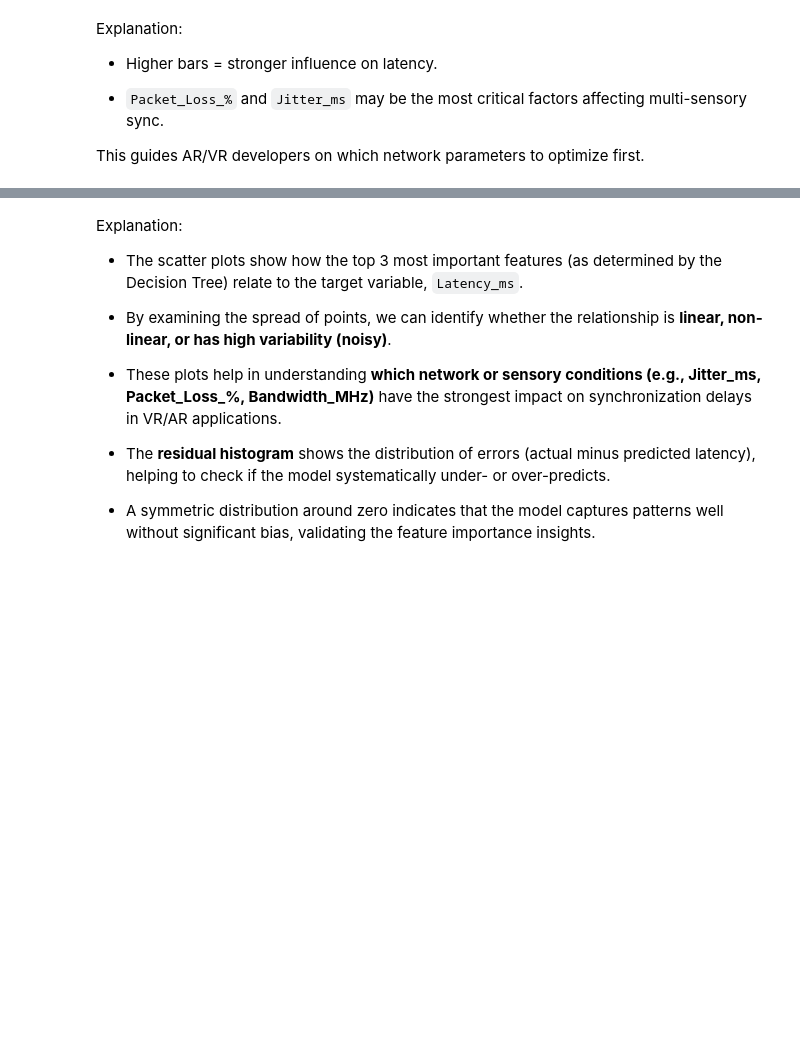
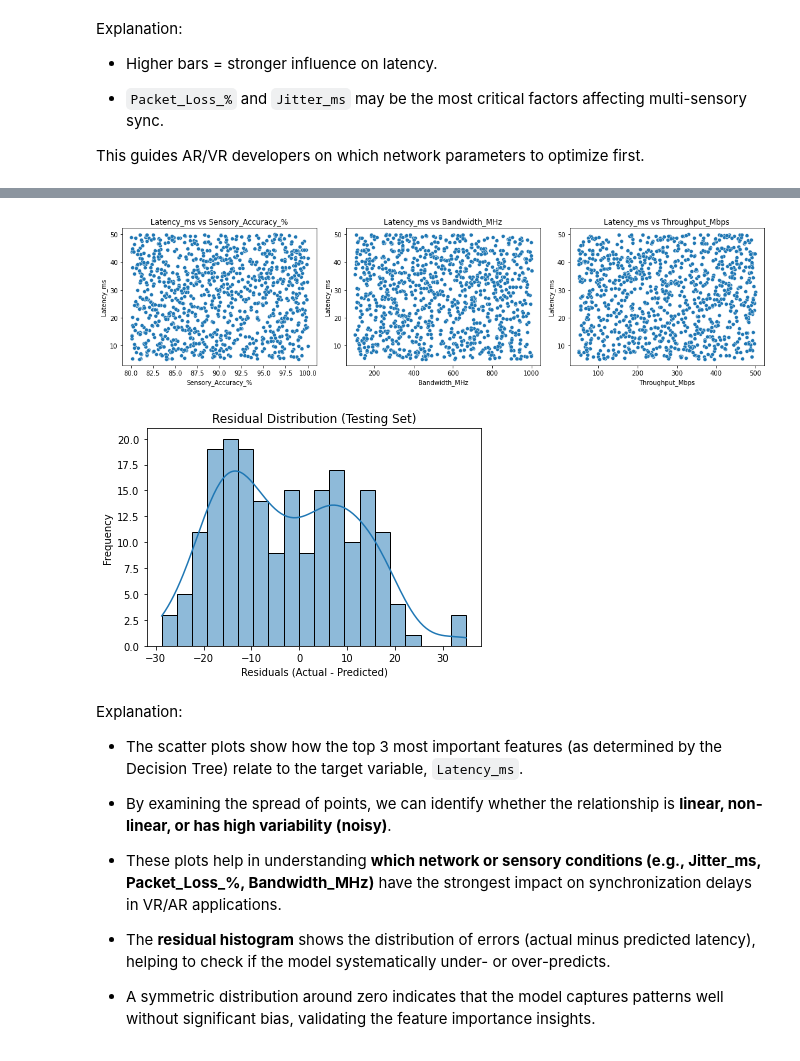
Before and after one commit to Careless-Loser/Experiment-Porftolio-Machine-Learning-Assignment-1, a Jupyter notebook: Exercise 1 – Regression Task/02-Multi-Sensory-Synchronization-Delay/multi_sensory_synchronization_delay.ipynb, the cells around one changed output, grey strips where cells are left out. Drawn from its saved outputs; the diff is of its cells as text; code cells hidden in the pictures; blank space fills up the shorter version.

```diff
--- a/Exercise 1 – Regression Task/02-Multi-Sensory-Synchronization-Delay/multi_sensory_synchronization_delay.ipynb
+++ b/Exercise 1 – Regression Task/02-Multi-Sensory-Synchronization-Delay/multi_sensory_synchronization_delay.ipynb
@@ -399,3 +479,28 @@ plt.show()
+# %%
+# Top 3 features for scatter plots (2D)
+top_features = feat_imp_df['Feature'].head(3).tolist()
+
+plt.figure(figsize=(15,4))
+for i, feature in enumerate(top_features):
+    plt.subplot(1, 3, i+1)
+    sns.scatterplot(x=df[feature], y=df['Latency_ms'])
+    plt.title(f'Latency_ms vs {feature}')
+    plt.xlabel(feature)
+    plt.ylabel('Latency_ms')
+plt.tight_layout()
+plt.show()
+
+    # Residuals
+residuals = y_test - y_test_pred
+plt.figure(figsize=(6,4))
+sns.histplot(residuals, kde=True, bins=20)
+plt.xlabel("Residuals (Actual - Predicted)")
+plt.ylabel("Frequency")
+plt.title("Residual Distribution (Testing Set)")
+plt.show()
+# %% [output]
+[figure, added]
+[figure, added]
 # %% [markdown]
 Explanation:
 
```
Also changed, not shown: parts of 15 cells of this notebook.
